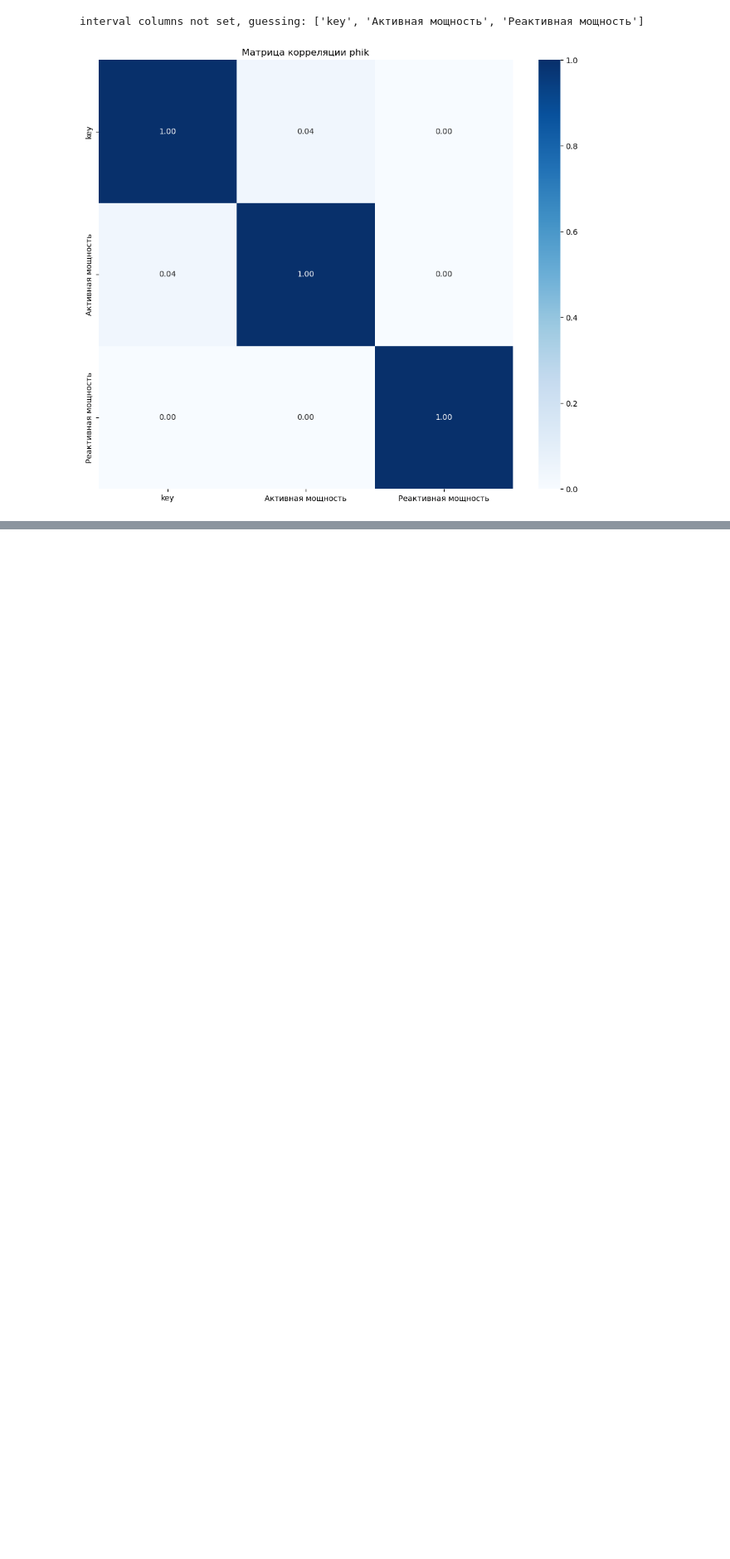
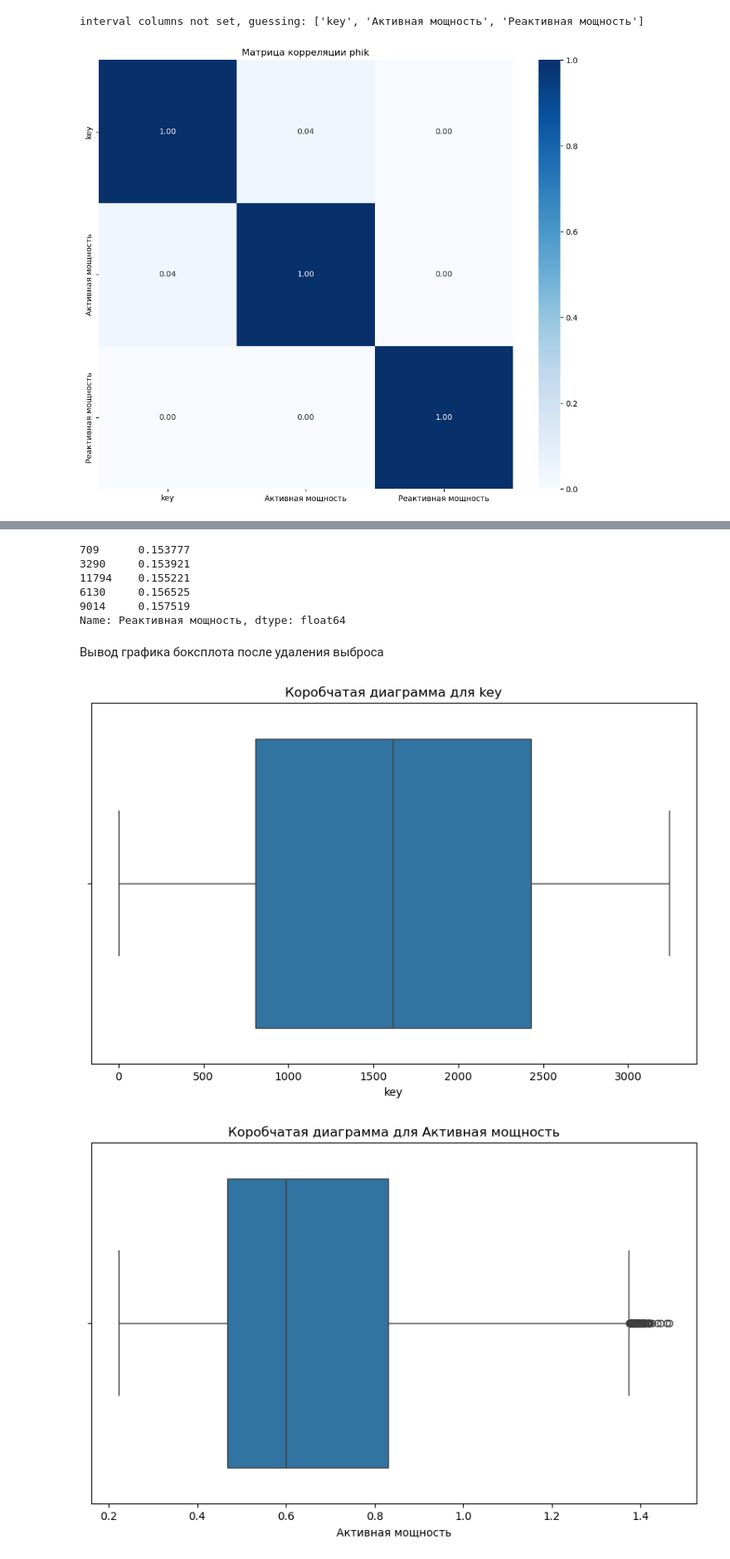
Before and after one commit to butuzovzeleboba/Industry, a Jupyter notebook: Industry.ipynb, the cells around one changed output, grey strips where cells are left out. Shown: that part at 83% size. Drawn from its saved outputs; the diff is of its cells as text; code cells hidden in the pictures; blank space fills up the shorter version.

```diff
--- a/Industry.ipynb
+++ b/Industry.ipynb
@@ -508,0 +563,2 @@ interval columns not set, guessing: ['key', 'Активная мощность',
+# %%
+data_arc_new=data_arc_new.loc[data_arc_new['Реактивная мощность']>=0]
@@ -508,0 +567,16 @@ interval columns not set, guessing: ['key', 'Активная мощность',
+# %%
+data_arc_new['Реактивная мощность'].sort_values().head()
+# %% [output]
+709      0.153777
+3290     0.153921
+11794    0.155221
+6130     0.156525
+9014     0.157519
+Name: Реактивная мощность, dtype: float64
+# %% [markdown]
+Вывод графика боксплота после удаления выброса
+# %%
+plot_boxplots(data_arc_new, numerical_data(data_arc_new))
+# %% [output]
+[figure, added]
+[figure, added]
```
Also changed, not shown: parts of 40 cells of this notebook.
